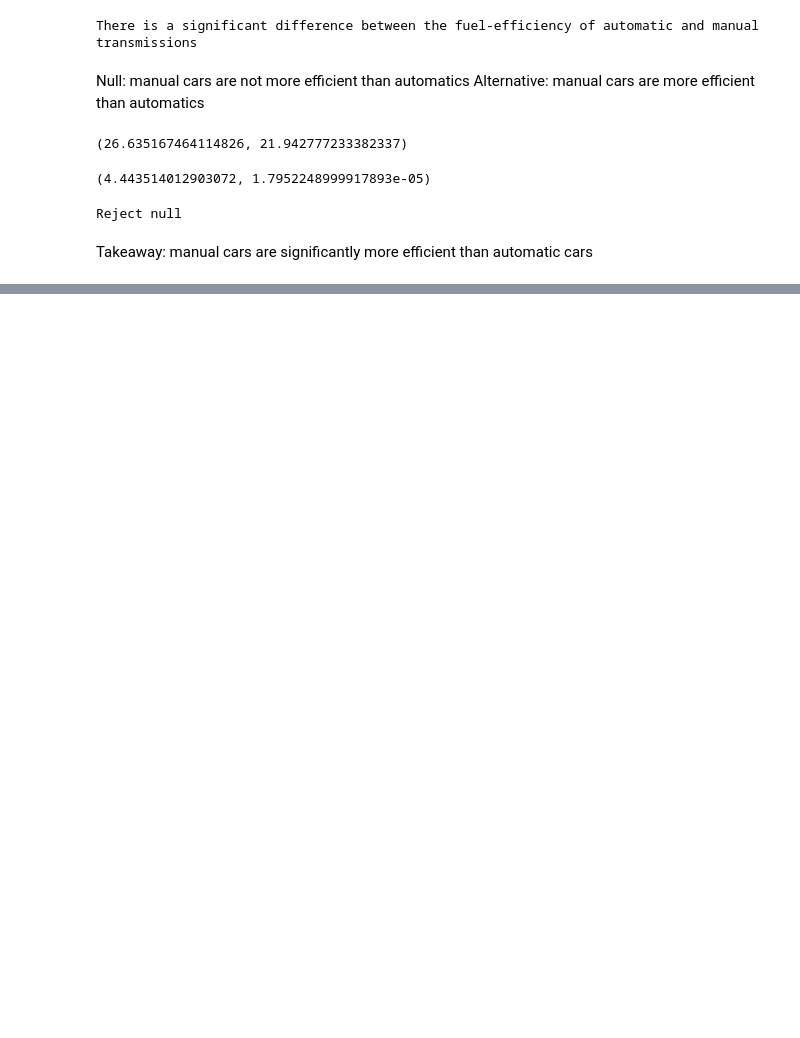
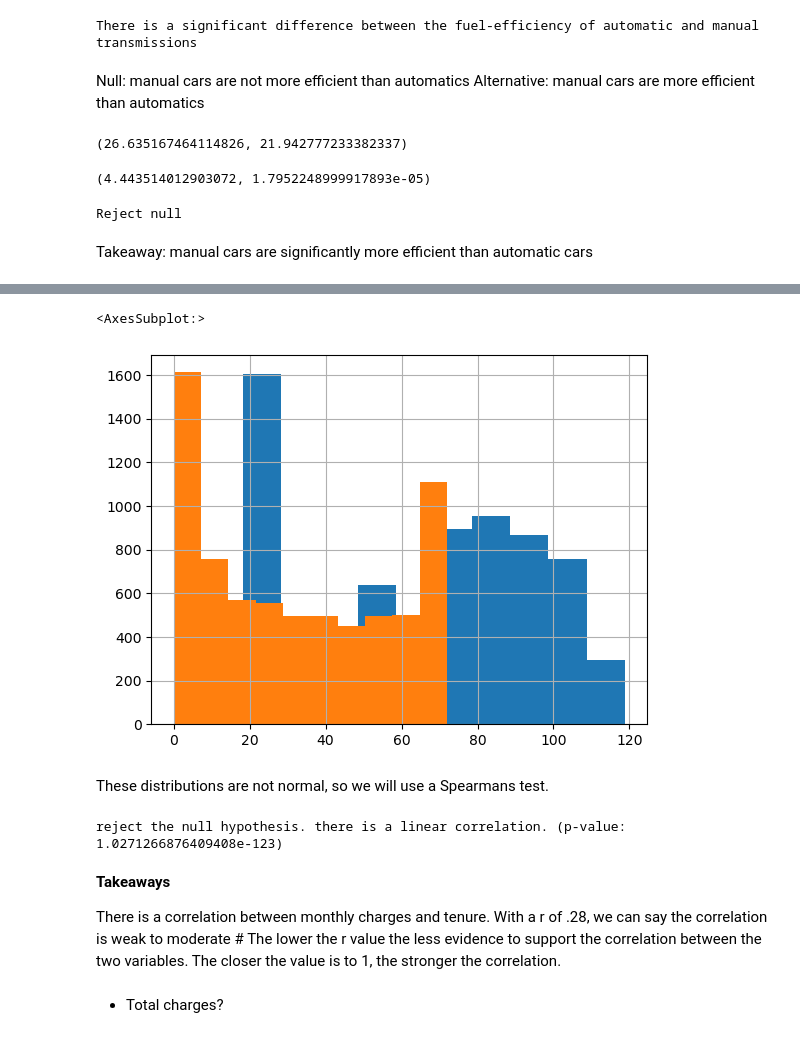
Before and after one commit to heywood95/statistics-exercises, a Jupyter notebook: hypothesis_testing.ipynb, the cells around one changed output, grey strips where cells are left out. Saved outputs shown, nothing was run; the diff lists cells and outputs as text; code cells hidden in the pictures; blank space fills up the shorter version.

```diff
--- a/hypothesis_testing.ipynb
+++ b/hypothesis_testing.ipynb
@@ -389,0 +495,9 @@ Takeaway: manual cars are significantly more efficient than automatic cars
+# %%
+# distributions of the data to check for normalcy
+charges_df.monthly_charges.hist()
+charges_df.tenure.hist()
+# %% [output]
+<AxesSubplot:>
+[figure, added]
+# %% [markdown]
+These distributions are not normal, so we will use a Spearmans test.
@@ -389,0 +514,11 @@ Takeaway: manual cars are significantly more efficient than automatic cars
+# %%
+eval_result(alpha, p) # we call on our function to show the results
+# %% [output]
+reject the null hypothesis. there is a linear correlation. (p-value: 1.0271266876409408e-123)
+# %% [markdown]
+**Takeaways**
+
+There is a correlation between monthly charges and tenure.
+With a r of .28, we can say the correlation is weak to moderate # The lower the r value the less evidence to support the correlation between the two variables. The closer the value is to 1, the stronger the correlation.
+# %% [markdown]
+- Total charges?
```
Also changed, not shown: parts of 85 cells of this notebook.
